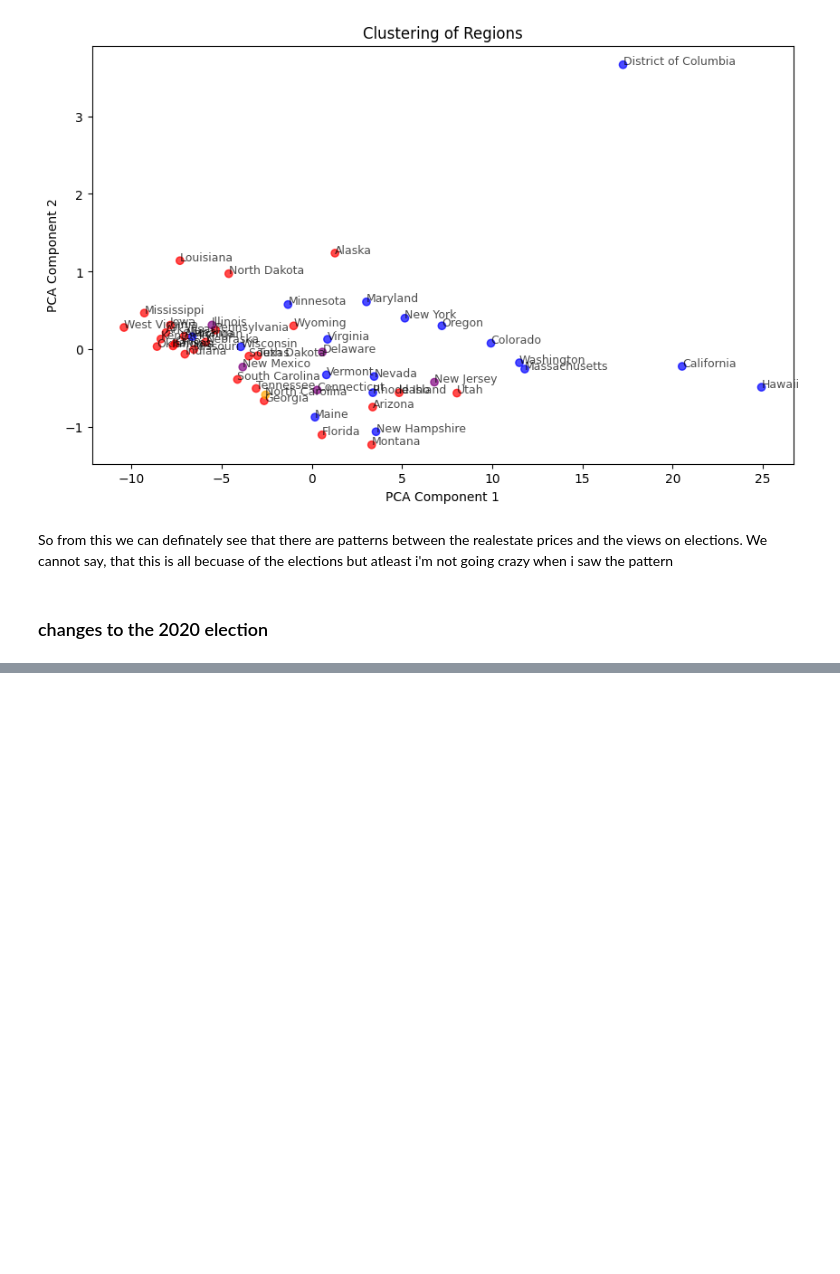
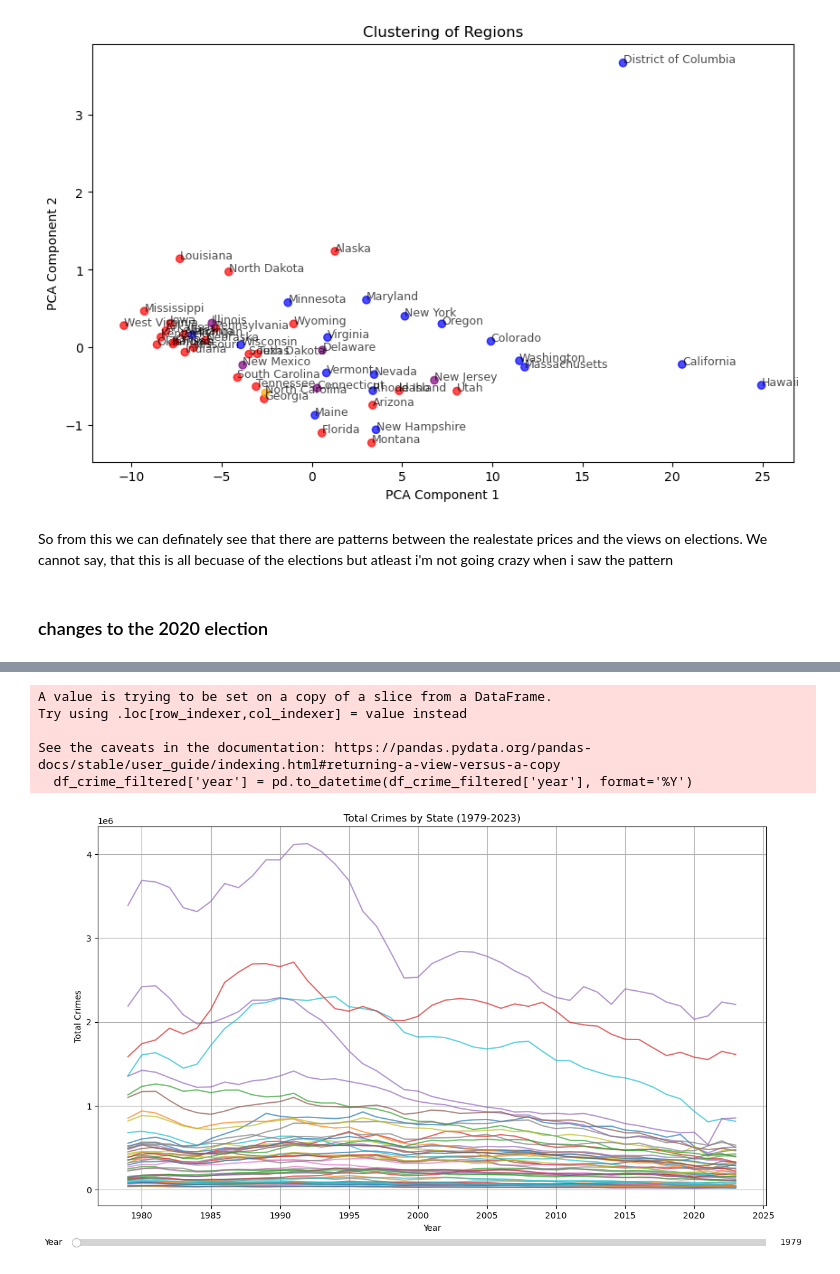
Before and after one commit to SahithKancharla/PersonalAutomations, a Jupyter notebook: RealEstateAnalysis/Research/app.ipynb, the cells around one changed output, grey strips where cells are left out. Drawn from its saved outputs; the diff is of its cells as text; code cells hidden in the pictures; blank space fills up the shorter version.

```diff
--- a/RealEstateAnalysis/Research/app.ipynb
+++ b/RealEstateAnalysis/Research/app.ipynb
@@ -322,0 +321,6 @@ plt.show()
+# %%
+# Load the CSV file into a DataFrame
+df_crime = pd.read_csv("Data/estimated_crimes_1979_2023.csv")
+
+# Display the first 5 rows
+print(df_crime.head())
@@ -322,0 +377,64 @@ plt.show()
+# %%
+import matplotlib.pyplot as plt
+from matplotlib.widgets import Slider
+
+# Drop rows where 'state' or 'state_abbreviation' is missing
+df_crime_filtered = df_crime.dropna(subset=['state_abbr'])
+
+# Convert year column to datetime format
+df_crime_filtered['year'] = pd.to_datetime(df_crime_filtered['year'], format='%Y')
+
+# Group by state and year to sum total crimes per state per year
+df_statewise = df_crime_filtered.groupby(['year', 'state_abbr'])['Total_Crimes'].sum().reset_index()
+
+# Create figure and axis for plotting
+fig, ax = plt.subplots(figsize=(14, 8))
+
+# Plot all data initially
+line_plots = {}
+for state in df_statewise['state_abbr'].unique():
+    state_data = df_statewise[df_statewise['state_abbr'] == state]
+    line, = ax.plot(state_data['year'], state_data['Total_Crimes'], label=state, alpha=0.7)
+    line_plots[state] = line
+
+# Set plot title and labels
+ax.set_title("Total Crimes by State (1979-2023)")
+ax.set_xlabel("Year")
+ax.set_ylabel("Total Crimes")
+ax.grid(True)
+
+# Add a slider for year range
+ax_slider = plt.axes([0.1, 0.02, 0.8, 0.03], facecolor='lightgoldenrodyellow')
+slider = Slider(ax_slider, 'Year', df_statewise['year'].min().year, df_statewise['year'].max().year, valinit=df_statewise['year'].min().year, valstep=1)
+
+# Function to update plot based on slider
+def update(val):
+    selected_year = slider.val
+    ax.clear()
+
+    # Plot only the data for the selected year
+    for state in df_statewise['state_abbr'].unique():
+        state_data = df_statewise[df_statewise['state_abbr'] == state]
+        filtered_data = state_data[state_data['year'].dt.year == selected_year]
+        line_plots[state], = ax.plot(filtered_data['year'], filtered_data['Total_Crimes'], label=state, alpha=0.7)
+
+    # Update labels and grid
+    ax.set_title(f"Total Crimes by State in {int(selected_year)}")
+    ax.set_xlabel("Year")
+    ax.set_ylabel("Total Crimes")
+    ax.legend(loc='upper right', bbox_to_anchor=(1.2, 1), ncol=2, fontsize=8)
+    ax.grid(True)
+    fig.canvas.draw()
+
+# Call update function when slider value changes
+slider.on_changed(update)
+
+# Display plot
+plt.show()
+# %% [output]
+A value is trying to be set on a copy of a slice from a DataFrame.
+Try using .loc[row_indexer,col_indexer] = value instead
+
+See the caveats in the documentation: https://pandas.pydata.org/pandas-docs/stable/user_guide/indexing.html#returning-a-view-versus-a-copy
+  df_crime_filtered['year'] = pd.to_datetime(df_crime_filtered['year'], format='%Y')
+[figure, added]
```
Also changed, not shown: parts of 23 cells of this notebook, 3 other files.
